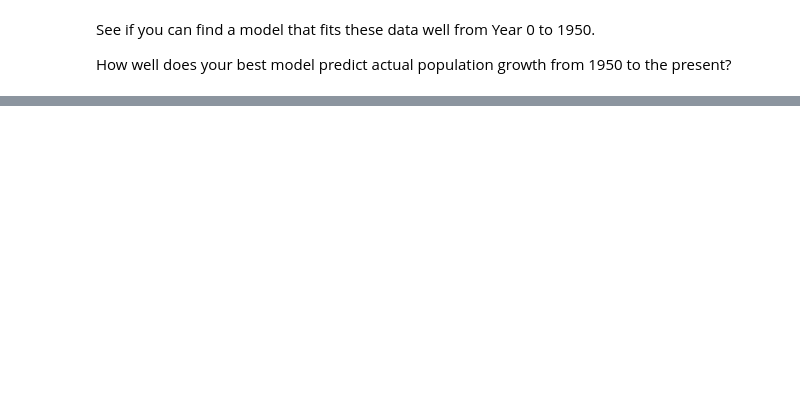
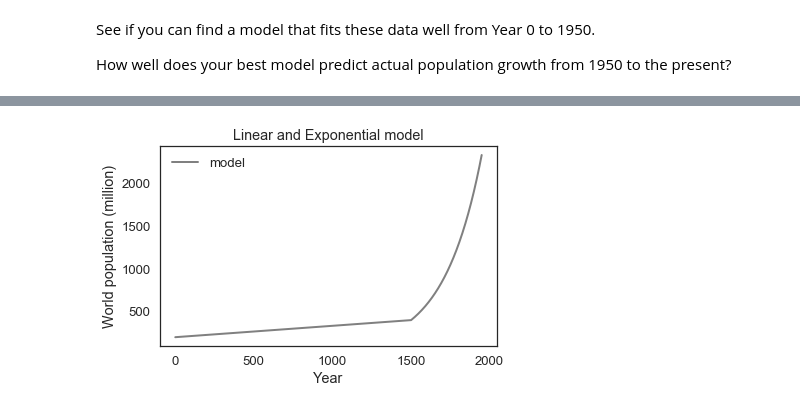
Before and after one commit to ptanofsky/ModSimPy, a Jupyter notebook: notebooks/chap10.ipynb, the cells around one changed output, grey strips where cells are left out. Cells and saved outputs as stored; diff of their text form; code cells hidden in the pictures; blank space fills up the shorter version.

```diff
--- a/notebooks/chap10.ipynb
+++ b/notebooks/chap10.ipynb
@@ -238,0 +315,11 @@ How well does your best model predict actual population growth from 1950 to the
+# %%
+# Define the system
+# Include a linear rate and an exponential rate
+system = System(t_0=1,
+                t_end=1950,
+                p_0=200,
+                linear_rate=0.1333,
+                exp_growth_rate=1.00019)
+# How I determined linear rate:
+# - From wikipedia page: https://en.wikipedia.org/wiki/Estimates_of_historical_world_population
+# - Using the UN column, based the linear rate on Year 1 as 300M and Year 1500 as 500M.
@@ -238,0 +333,26 @@ How well does your best model predict actual population growth from 1950 to the
+# %%
+# Create linear model for Year 1 to 1500
+# Create exponential from 1500 to present
+def update_func_lin_and_exp(pop, t, system):
+    """Compute the population next year with a linear model up to year 1500 and an exponential model after year 1500.
+
+    pop: current population
+    t: current year
+    system: system object containing parameters of the model
+
+    returns: population next year
+    """
+    population = 0
+
+    if (t <= 1500):
+        population = system.p_0 + (t * system.linear_rate)
+    else:
+        population = (pop * 1e6)**system.exp_growth_rate
+        population /= 1e6
+
+    return population
+# %%
+results = run_simulation(system, update_func_lin_and_exp)
+plot_results(results, 'Linear and Exponential model')
+# %% [output]
+[figure, added]
```
Also changed, not shown: parts of 23 cells of this notebook.
